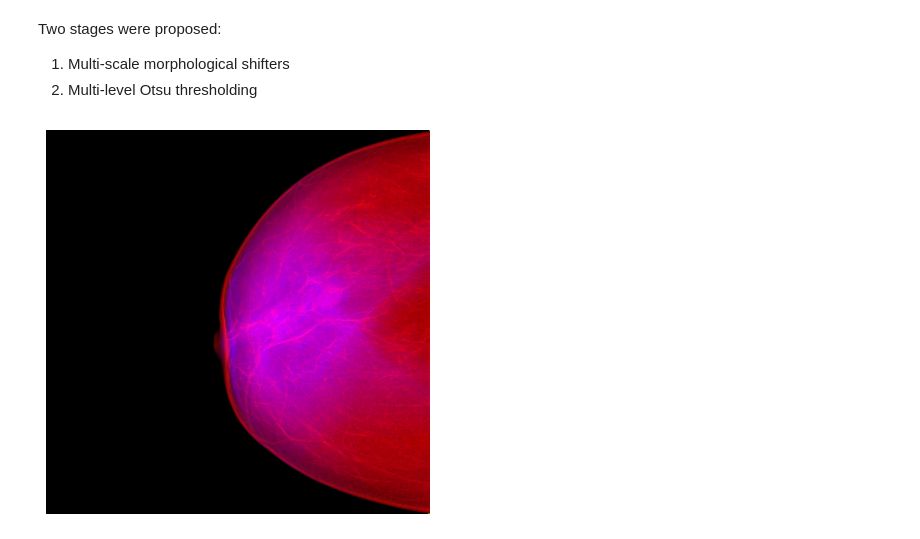
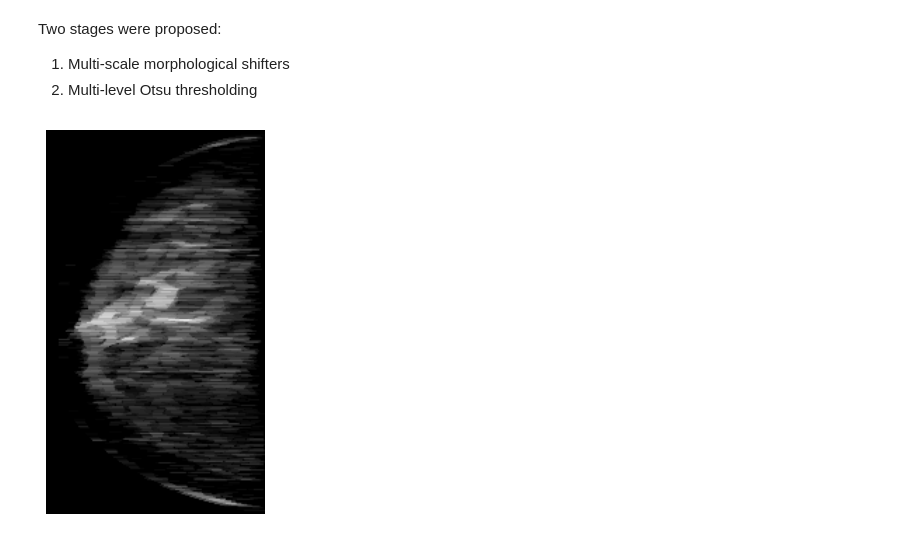
Before and after one commit to abdalrhmanu/breast-mass-detection-and-segmentation-using-multi-scale-morphological-sifting-and-kmeans-clustering, a Jupyter notebook: notebooks/Abdel-Notebook (EDA + Preprocessing).ipynb, the cells around one changed output. Drawn from its saved outputs; the diff is of its cells as text; code cells hidden in the pictures.

```diff
--- a/notebooks/Abdel-Notebook (EDA + Preprocessing).ipynb
+++ b/notebooks/Abdel-Notebook (EDA + Preprocessing).ipynb
@@ -436,18 +436,22 @@ import cv2
 import numpy as np
 from pywt import dwt2
 import math
+from scipy import ndimage
+
 
 def Morphological_sifter(M1, M2, orientation, image, L_or_R, padding_option, breast_mask):
     # Create a copy of the input image
     newimage = np.copy(image)
 
     # Get the dimensions of the input image
-    m, n = newimage.shape[:2]
+    m, n = newimage.shape
 
     ## Border effect control: border padding
     # Option 1: pad with highest pixel value
     temp = np.full((m+4*M1, n+4*M1), 65535, dtype=np.uint16)
-    temp[2*M1:2*M1+m, 2*M1:2*M1+n] = newimage
+#     temp[2*M1:2*M1+m, 2*M1:2*M1+n] = newimage
+    temp[2*M1:(2*M1+m), 2*M1:(2*M1+n)] = newimage
+
 
     # Option 2: replicate the pixels on the border
     if padding_option == 1:
@@ -462,16 +466,22 @@ def Morphological_sifter(M1, M2, orientation, image, L_or_R, padding_option, bre
     enhanced_image = np.zeros_like(temp)
     for k in range(len(orientation)):
         B1 = cv2.getStructuringElement(cv2.MORPH_RECT, (M1, 1), (-1, -1))
-        B1 = cv2.warpAffine(B1, cv2.getRotationMatrix2D((M1/2, M1/2), orientation[k], 1), (M1, M1))
+#         B1 = cv2.warpAffine(B1, cv2.getRotationMatrix2D((M1/2, M1/2), orientation[k], 1), (M1, M1))
+
         B2 = cv2.getStructuringElement(cv2.MORPH_RECT, (M2, 1), (-1, -1))
-        B2 = cv2.warpAffine(B2, cv2.getRotationMatrix2D((M2/2, M2/2), orientation[k], 1), (M2, M2))
+#         B2 = cv2.warpAffine(B2, cv2.getRotationMatrix2D((M2/2, M2/2), orientation[k], 1), (M2, M2))
+
         bg1 = cv2.morphologyEx(temp, cv2.MORPH_OPEN, B1)
         r1 = cv2.subtract(temp, bg1)
         r2 = cv2.morphologyEx(r1, cv2.MORPH_OPEN, B2)
         enhanced_image = enhanced_image + r2
 
+
     enhanced_image = enhanced_image[2*M1:2*M1+m, 2*M1:2*M1+n] # Reset the image into the original size
-    enhanced_image = Normalization_mask(enhanced_image,breast_mask,8);
+#     enhanced_image = Normalization_mask(enhanced_image,breast_mask,8);
+    enhanced_image = (enhanced_image-enhanced_image.min())/(enhanced_image.max()-enhanced_image.min())*255
+    enhanced_image = enhanced_image.astype(np.uint8)
+    enhanced_image = cv2.bitwise_and(enhanced_image, enhanced_image, mask=breast_mask.astype(np.uint8))
 
 #     enhanced_image = cv2.normalize(enhanced_image, None, 0, 255, cv2.NORM_MINMAX, dtype=cv2.CV_8U)
 #     enhanced_image = cv2.bitwise_and(enhanced_image, enhanced_image, mask=breast_mask.astype(np.uint8))
@@ -537,8 +547,8 @@ def Normalization_mask(image, mask, mode):
 
     return new_im
 # %%
-img_name = '22580192_5530d5782fc89dd7_MG_R_CC_ANON.png'
-img_path = os.path.join(dataset_folder_paths[4][1], '22580192_5530d5782fc89dd7_MG_R_CC_ANON.png')
+img_name = '22580192_5530d5782fc89dd7_MG_R_CC_ANON.tif'
+img_path = os.path.join(dataset_folder_paths[4][1], 'images',img_name)
 image = cv2.imread(img_path)
 
 area_min = 15
@@ -550,46 +560,60 @@ pixel_size = 0.07 # spatial resolution of the INbreast mammograms, 0.07mm
 resize_factor = 4
 resize_ratio = 1 / resize_factor
 
-n_scale = 2
+n_scale = 4
+
+n_lse_elements = 18
 
 mass_diameter_range_pixel = [math.floor((mass_size_range[0]/math.pi)**0.5*2/(pixel_size/resize_ratio)),
                              math.ceil((mass_size_range[1]/math.pi)**0.5*2/(pixel_size/resize_ratio))] # diameter range in pixels
 
 
 lse = linear_structuring_elements(n_scale, mass_diameter_range_pixel, 'exponential')
-angle_range = list(range(0,180,10))
+angle_range = list(range(0, 190, n_lse_elements))
 
 
 image = image[:,:,0]
 breast_mask = (image > 0)
 (cA, _) = dwt2(image, 'db2')
 (image, _) = dwt2(cA, 'db2')
 
 (cA, _) = dwt2(breast_mask, 'db2')
 (breast_mask, _) = dwt2(cA, 'db2')
 breast_mask = (breast_mask >= 1)
 
 new_im = Normalization_mask(image,breast_mask,8);
 
 CC_OR_ML = 1 if '_CC_' in img_name else 0
 L_OR_R = 1 if '_L_' in img_name else 0
 
 # Loop across all images
 enhanced_image = []
 
 for j in range(1, n_scale+1):
     # Boundary padding
     padding_mode = 1
     if j == 1 or CC_OR_ML == 1:
         # if it is a small scale or it is a MLO view
         padding_mode = 0  # highest value padding
     enhanced_image.append(Morphological_sifter(lse[j], lse[j-1], angle_range, new_im, L_OR_R, padding_mode, breast_mask))
 
 
-Pseudo_color_im = np.dstack((new_im, enhanced_image[0], enhanced_image[1]))
+# Pseudo_color_im = np.dstack((new_im, enhanced_image[0], enhanced_image[1]))
+
+
+enhanced_image = np.sum(enhanced_image, axis=0)
+
+
+# Grayscale normalization
+max_pixel_value = np.max(enhanced_image)
+if max_pixel_value > 0:
+    enhanced_image = (enhanced_image / max_pixel_value) * 255
+
+# otsu_threshold, binary_image = cv2.threshold(enhanced_image.astype('uint8'), 0, 255, cv2.THRESH_BINARY+cv2.THRESH_OTSU)
+
 
 plt.axis('off')
-plt.imshow(Pseudo_color_im)
+plt.imshow(enhanced_image, cmap='gray')
 plt.show()
 # %% [output]
-[figure, old version]
+[figure, new version]
```
Also changed, not shown: parts of 3 cells of this notebook.
